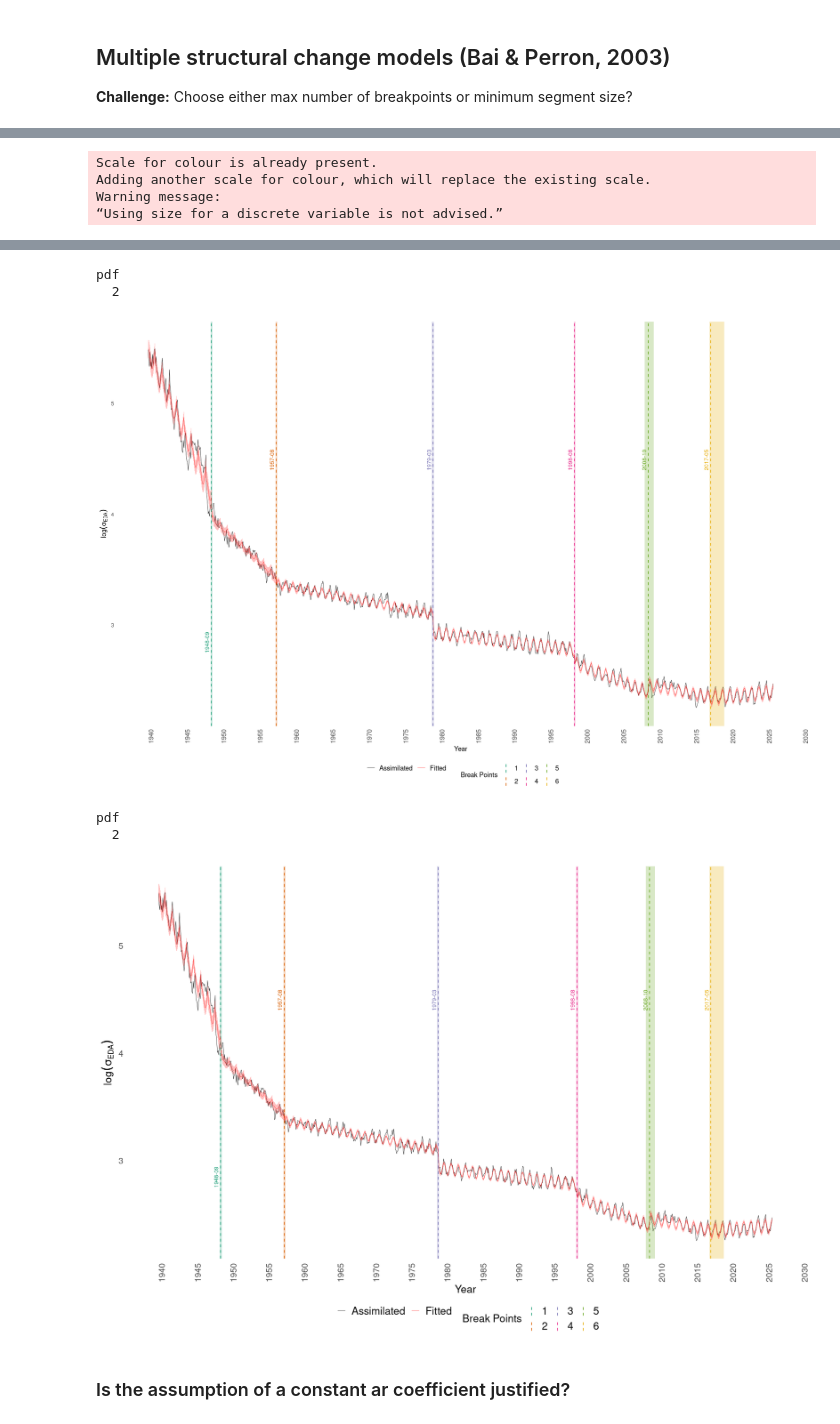
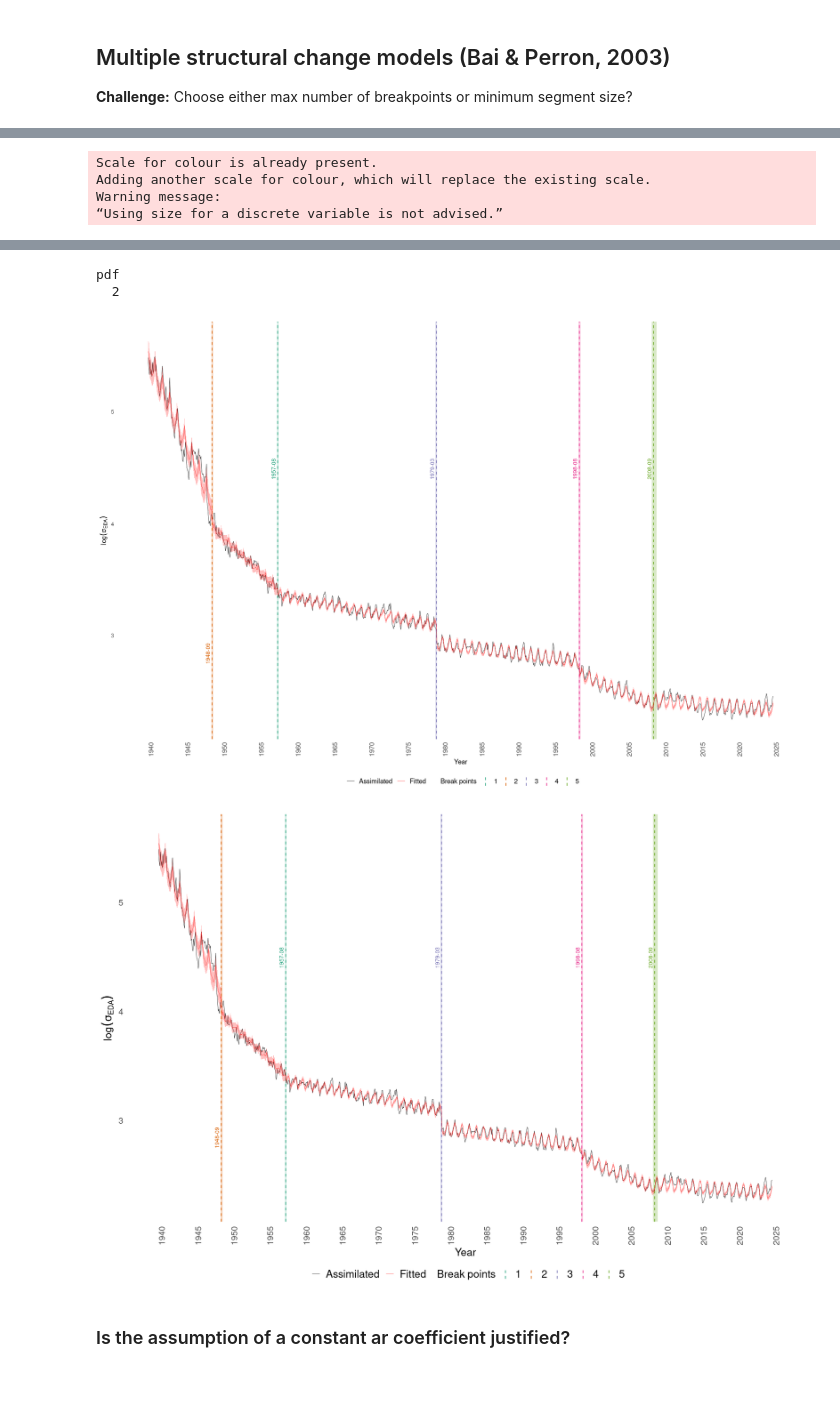
Before and after one commit to hschoeller/wp22a, a Jupyter notebook: notebooks/ChangePoints.ipynb, the cells around one changed output, grey strips where cells are left out. Drawn from its saved outputs; the diff is of its cells as text; code cells hidden in the pictures; blank space fills up the shorter version.

```diff
--- a/notebooks/ChangePoints.ipynb
+++ b/notebooks/ChangePoints.ipynb
@@ -92,12 +74,16 @@ df <- tibble(
 # 4-5: Add additional columns
 df <- df %>%
     mutate(
-        date    = make_date(year, month, 1),
+        date = make_date(year, month, 1),
         # seasonal cycle transforms
         sin_mon = sin(2 * pi * month / 12),
         cos_mon = cos(2 * pi * month / 12),
+        sin_mon2 = sin(4 * pi * month / 12),
+        cos_mon2 = cos(4 * pi * month / 12),
+        sin_mon3 = sin(6 * pi * month / 12),
+        cos_mon3 = cos(6 * pi * month / 12),
         # number of months since first data point
-        mon_no  = as.integer((year - first(year)) * 12 + (month - first(month)))
+        mon_no = as.integer((year - first(year)) * 12 + (month - first(month)))
     )
 
 # The result 'df' has columns: year, month, log_variance,
@@ -445,24 +383,11 @@ plot(fs)
 # %%
 # Estimate breakpoints with seasonal predictors differing in each segment
 # Control for AR(1)
-bp_est_monthly <- breakpoints(log_variance ~ year + sin_mon + cos_mon,
+bp_est_monthly <- breakpoints(
+    log_variance ~ year + sin_mon + cos_mon +
+        sin_mon2 + cos_mon2 +
+        sin_mon3 + cos_mon3,
     data = df,
     h = .1,
     breaks = NULL
 )
-
-par(bg = "white")
-plot(bp_est_monthly)
-pdf(paste0(OUT_DIR, "BIC_breakpoints.pdf"), width = 4, height = 3)
-plot(bp_est_monthly)
-dev.off()
-print(bp_est_monthly)
-print(confint(bp_est_monthly,
-    het.err = TRUE,
-    het.reg = TRUE,
-    sandwich = TRUE,
-    vcov. = sandwich::NeweyWest,
-    level = 0.95
-))
-cp_df <- ordered_cp_df(bp_est_monthly, df)
-cp_df
@@ -502,7 +434,9 @@ df$segment <- breakfactor(bp_est_monthly)
 # Fit the segmented linear model with segment-specific predictors
 lmod_seas_monthly <- nlme::gls(
     log_variance ~ segment +
-        segment:year + segment:sin_mon + segment:cos_mon - 1,
+        segment:year + segment:sin_mon + segment:cos_mon +
+        segment:sin_mon2 + segment:cos_mon2 +
+        segment:sin_mon3 + segment:cos_mon3 - 1,
     data = df,
     correlation = corAR1(form = ~ mon_no | segment),
     weights = varIdent(form = ~ 1 | segment)
@@ -556,7 +556,7 @@ save_plot(p, "ChangePoints.pdf", width = 7, height = 4)
 
 p <- p + THEME_PUB_LARGE
 p
-save_plot(p, "ChangePointsLarge.pdf", width = 9.5, height = 4.25)
+# save_plot(p, "ChangePointsLarge.pdf", width = 9.5, height = 4.25)
 # %% [output]
 Scale for colour is already present.
 Adding another scale for colour, which will replace the existing scale.
@@ -566,8 +566,6 @@ Warning message:
 pdf
   2
-[figure, old version]
+[figure, new version]
-pdf
-  2
-[figure, old version]
+[figure, new version]
 # %% [markdown]
 ### Is the assumption of a constant ar coefficient justified?
```
Also changed, not shown: parts of 30 cells of this notebook, 3 other files.
